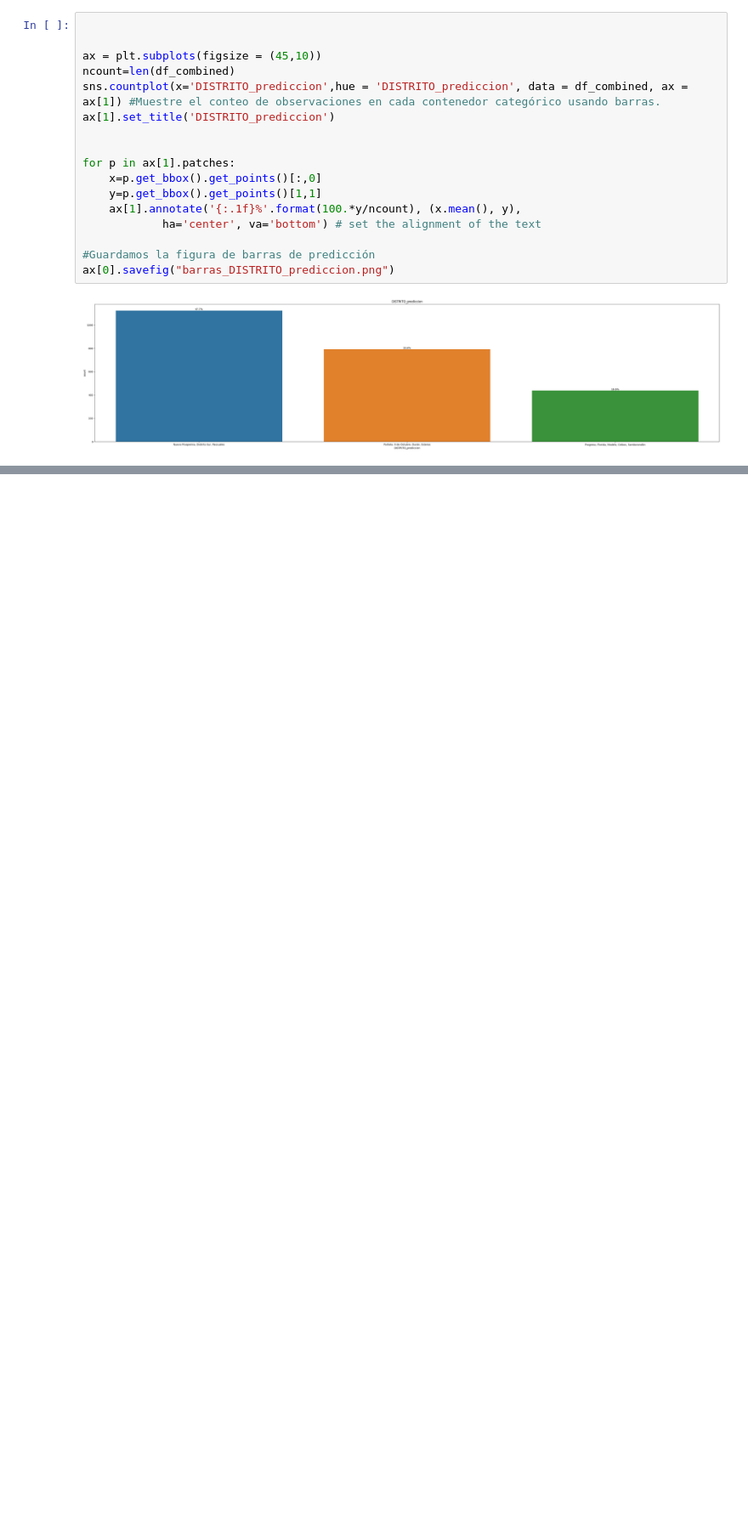
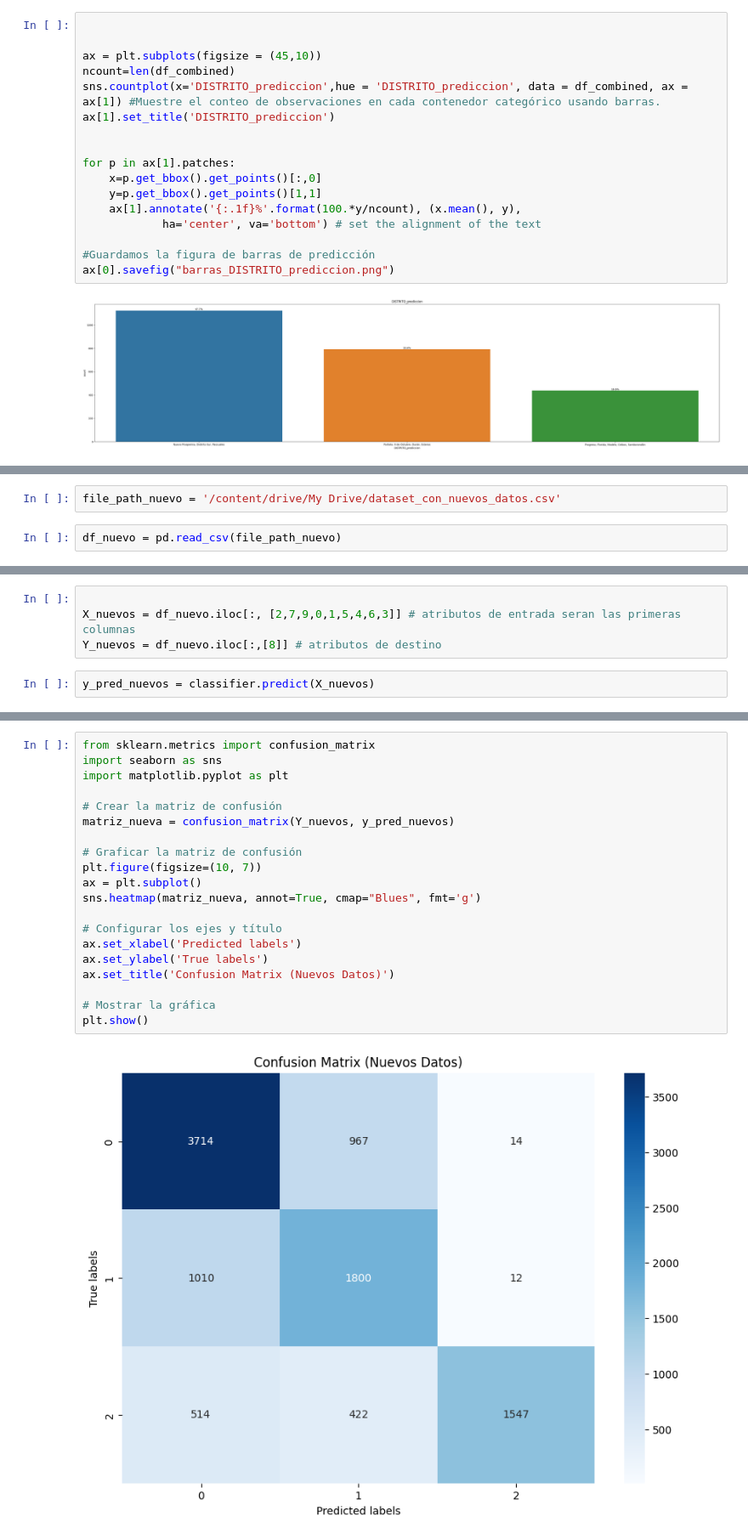
Before and after one commit to cftr28/MINERIA-DE-DATOS-ASESINATOS-ZONA-8-DEL-ECUADOR, a Jupyter notebook: MODELADO/OPTIMIZACIÓN BAYESIANA/ÁRBOL DE DECISIÓN/DISTRITO/DISTRITO_DT_OPTUNA.ipynb, the cells around one changed output, grey strips where cells are left out. Shown at 85% size. Cells and saved outputs as stored; diff of their text form; blank space fills up the shorter version.

```diff
--- a/MODELADO/OPTIMIZACIÓN BAYESIANA/ÁRBOL DE DECISIÓN/DISTRITO/DISTRITO_DT_OPTUNA.ipynb
+++ b/MODELADO/OPTIMIZACIÓN BAYESIANA/ÁRBOL DE DECISIÓN/DISTRITO/DISTRITO_DT_OPTUNA.ipynb
@@ -551,0 +554,4 @@ ax[0].savefig("barras_DISTRITO_prediccion.png")
+# %%
+file_path_nuevo = '/content/drive/My Drive/dataset_con_nuevos_datos.csv'
+# %%
+df_nuevo = pd.read_csv(file_path_nuevo)
@@ -551,0 +567,6 @@ ax[0].savefig("barras_DISTRITO_prediccion.png")
+# %%
+
+X_nuevos = df_nuevo.iloc[:, [2,7,9,0,1,5,4,6,3]] # atributos de entrada seran las primeras columnas
+Y_nuevos = df_nuevo.iloc[:,[8]] # atributos de destino
+# %%
+y_pred_nuevos = classifier.predict(X_nuevos)
@@ -551,0 +615,22 @@ ax[0].savefig("barras_DISTRITO_prediccion.png")
+# %%
+from sklearn.metrics import confusion_matrix
+import seaborn as sns
+import matplotlib.pyplot as plt
+
+# Crear la matriz de confusión
+matriz_nueva = confusion_matrix(Y_nuevos, y_pred_nuevos)
+
+# Graficar la matriz de confusión
+plt.figure(figsize=(10, 7))
+ax = plt.subplot()
+sns.heatmap(matriz_nueva, annot=True, cmap="Blues", fmt='g')
+
+# Configurar los ejes y título
+ax.set_xlabel('Predicted labels')
+ax.set_ylabel('True labels')
+ax.set_title('Confusion Matrix (Nuevos Datos)')
+
+# Mostrar la gráfica
+plt.show()
+# %% [output]
+[figure, added]
```
Also changed, not shown: parts of 10 cells of this notebook, 10 other files.
